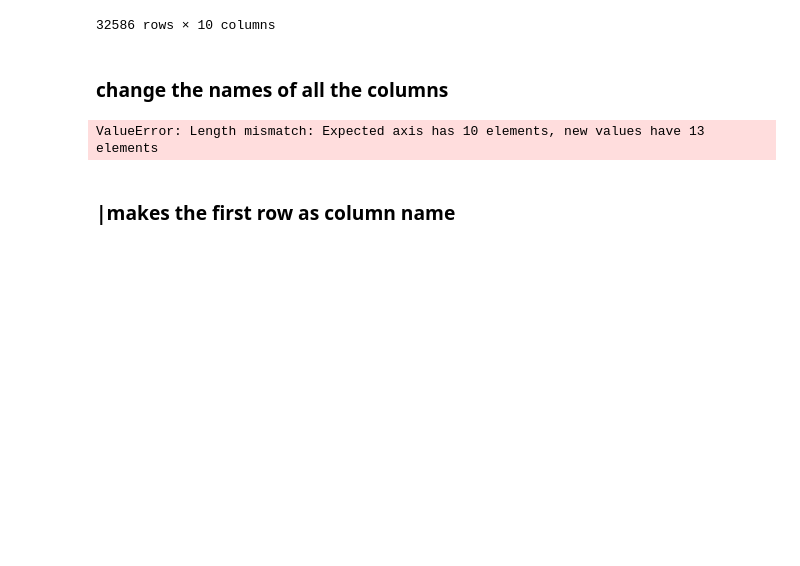
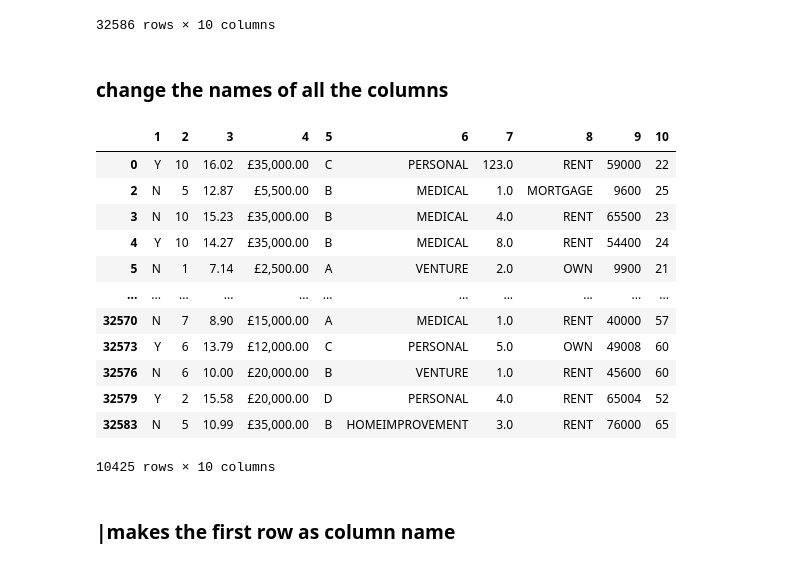
Before and after one commit to akhileshdutt/DataScience_learning, a Jupyter notebook: Libraries/Pandas/Pandas_Advance.ipynb, the cells around one changed output. Saved outputs shown, nothing was run; the diff lists cells and outputs as text; code cells hidden in the pictures; blank space fills up the shorter version.

```diff
--- a/Libraries/Pandas/Pandas_Advance.ipynb
+++ b/Libraries/Pandas/Pandas_Advance.ipynb
@@ -1069,9 +1012,21 @@ df2.fillna("swayam")
 # %% [markdown]
 ### change the names of all the columns
 # %%
-df.set_axis([1,2,3,4,5,6,7,8,9,10,11,12,13],axis='columns')
+df.set_axis([1,2,3,4,5,6,7,8,9,10],axis='columns')
 # %% [output]
+|  | 1 | 2 | 3 | 4 | 5 | 6 | 7 | 8 | 9 | 10 |
+| 0 | Y | 10 | 16.02 | £35,000.00 | C | PERSONAL | 123.0 | RENT | 59000 | 22 |
+| 2 | N | 5 | 12.87 | £5,500.00 | B | MEDICAL | 1.0 | MORTGAGE | 9600 | 25 |
+| 3 | N | 10 | 15.23 | £35,000.00 | B | MEDICAL | 4.0 | RENT | 65500 | 23 |
+| 4 | Y | 10 | 14.27 | £35,000.00 | B | MEDICAL | 8.0 | RENT | 54400 | 24 |
+| 5 | N | 1 | 7.14 | £2,500.00 | A | VENTURE | 2.0 | OWN | 9900 | 21 |
+| ... | ... | ... | ... | ... | ... | ... | ... | ... | ... | ... |
+| 32570 | N | 7 | 8.90 | £15,000.00 | A | MEDICAL | 1.0 | RENT | 40000 | 57 |
+| 32573 | Y | 6 | 13.79 | £12,000.00 | C | PERSONAL | 5.0 | OWN | 49008 | 60 |
+| 32576 | N | 6 | 10.00 | £20,000.00 | B | VENTURE | 1.0 | RENT | 45600 | 60 |
+| 32579 | Y | 2 | 15.58 | £20,000.00 | D | PERSONAL | 4.0 | RENT | 65004 | 52 |
+| 32583 | N | 5 | 10.99 | £35,000.00 | B | HOMEIMPROVEMENT | 3.0 | RENT | 76000 | 65 |
-ValueError: Length mismatch: Expected axis has 10 elements, new values have 13 elements
+10425 rows × 10 columns
 # %% [markdown]
 ###  |makes the first row as column name
 # %%
```
Also changed, not shown: parts of 17 cells of this notebook, 41 other files.
